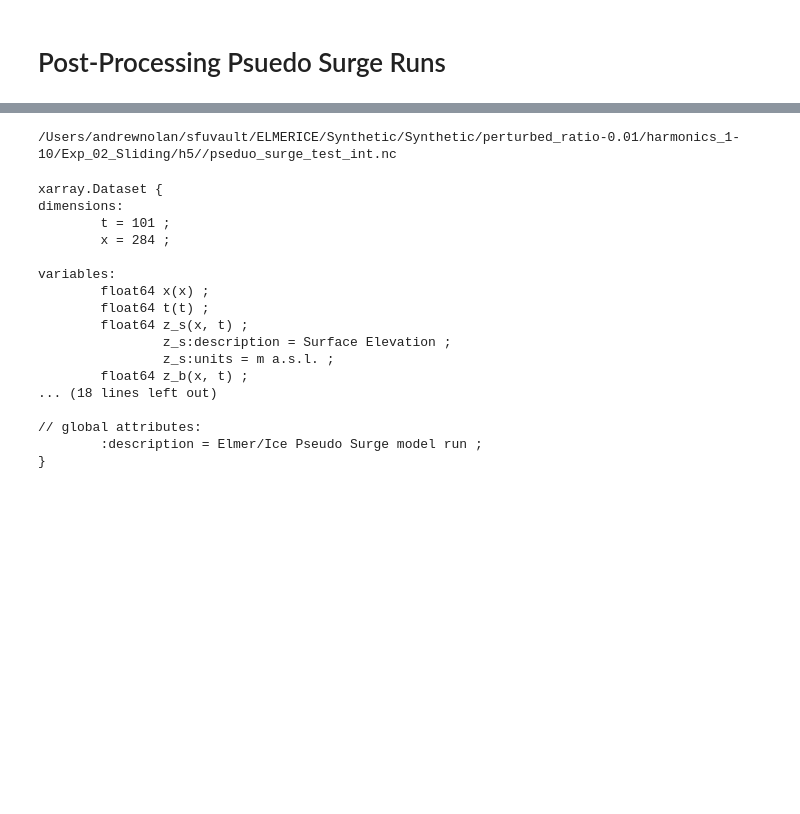
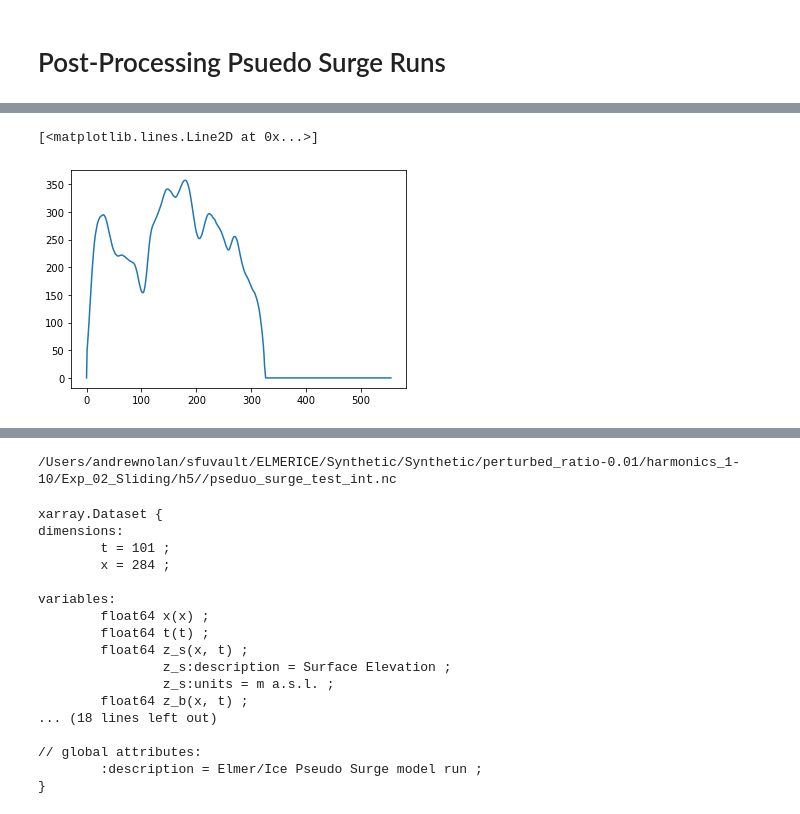
Before and after one commit to andrewdnolan/Harmonic_Beds, a Jupyter notebook: Notebooks/04.NS_postprocessing.ipynb, the cells around one changed output, grey strips where cells are left out. Cells and saved outputs as stored; diff of their text form; code cells hidden in the pictures; blank space fills up the shorter version.

```diff
--- a/Notebooks/04.NS_postprocessing.ipynb
+++ b/Notebooks/04.NS_postprocessing.ipynb
@@ -41,0 +3,8 @@
+# %%
+import numpy as np
+import xarray as xr
+import matplotlib.pyplot as plt
+
+fp = "../Synthetic/perturbed_ratio-0.01/harmonics_01_H_100/SaveData/psuedo_k_01_0.2a_dt_0.1_dx_50_mb_2.01_off.dat"
+
+dat = np.loadtxt(fp).reshape(-1, 555, 15)
@@ -41,0 +26,5 @@
+# %%
+plt.plot(np.where(dat[0::2,:,7] - dat[0::2,:,8] <= 10, dat[0::2,:,8], dat[0::2,:,7])[-1,:] - dat[0::2,:,8][-1,:])
+# %% [output]
+[<matplotlib.lines.Line2D at 0x...>]
+[figure, added]
```
Also changed, not shown: parts of 5 cells of this notebook, 7 other files.
